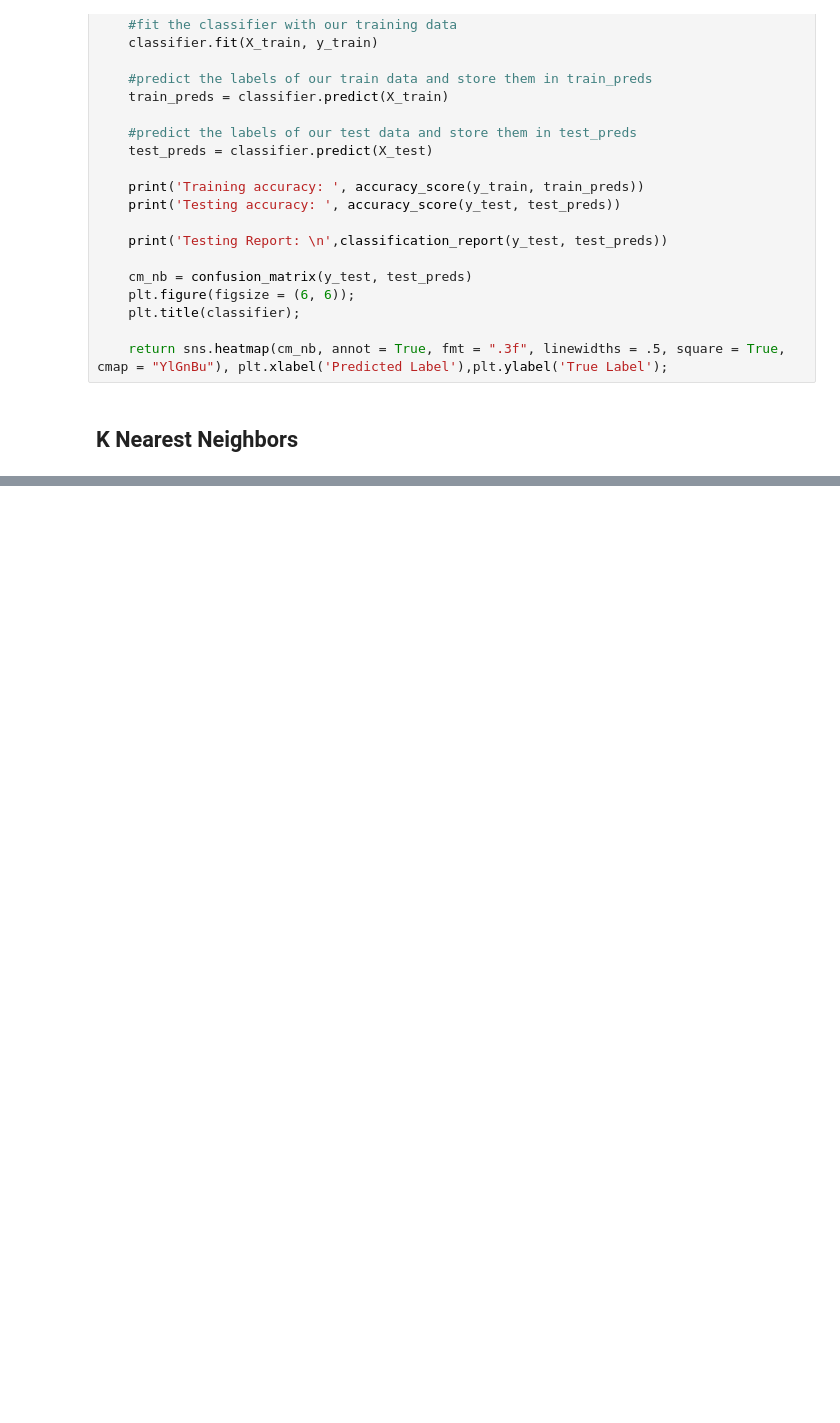
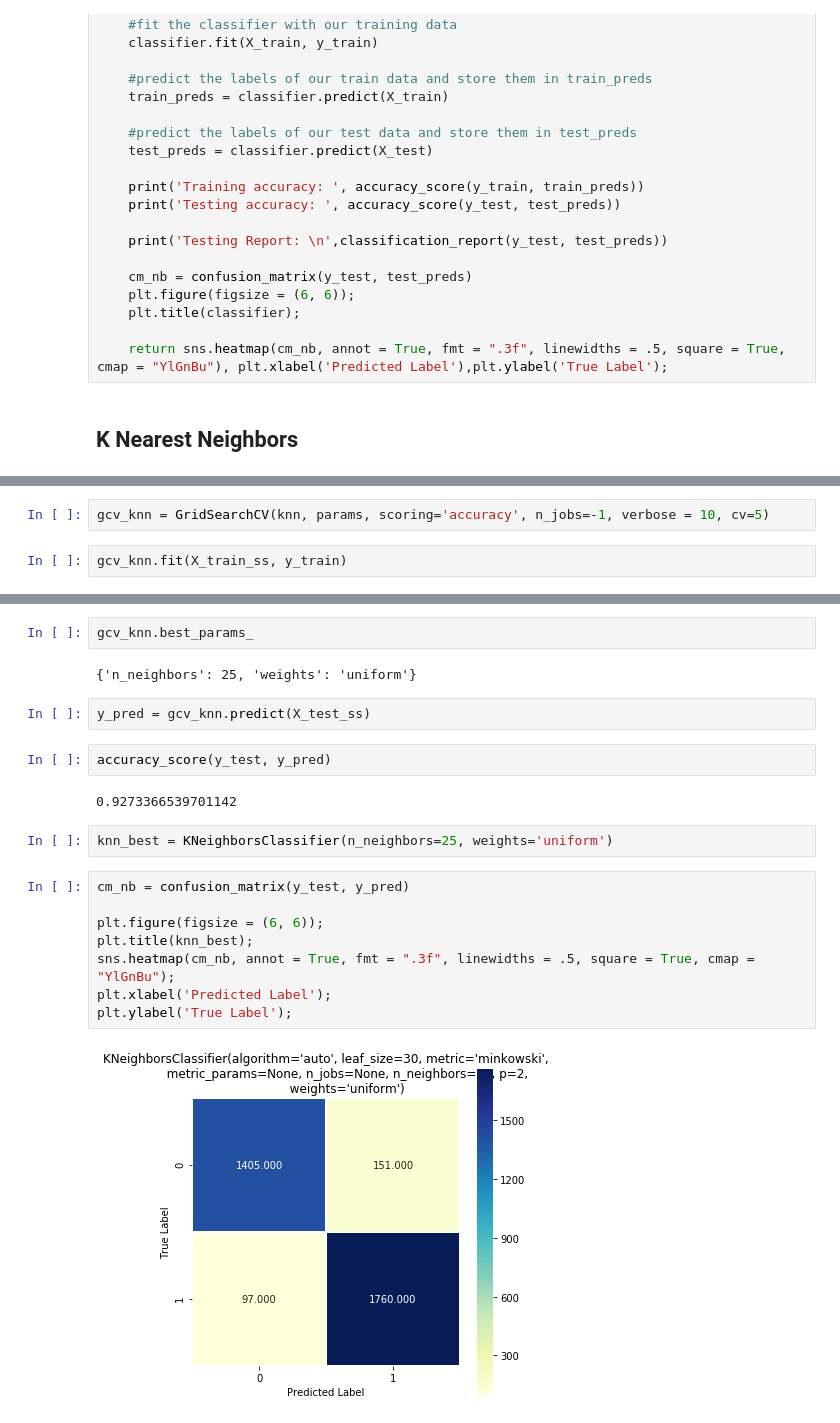
Before and after one commit to MsJacksonIYN/BotOrNot_Twitter, a Jupyter notebook: KNN.ipynb, the cells around one changed output, grey strips where cells are left out. Saved outputs shown, nothing was run; the diff lists cells and outputs as text; blank space fills up the shorter version.

```diff
--- a/KNN.ipynb
+++ b/KNN.ipynb
@@ -118,0 +105,4 @@ weighted avg       0.93      0.93      0.93      3413
+# %%
+gcv_knn = GridSearchCV(knn, params, scoring='accuracy', n_jobs=-1, verbose = 10, cv=5)
+# %%
+gcv_knn.fit(X_train_ss, y_train)
@@ -118,0 +125,22 @@ weighted avg       0.93      0.93      0.93      3413
+# %%
+gcv_knn.best_params_
+# %% [output]
+{'n_neighbors': 25, 'weights': 'uniform'}
+# %%
+y_pred = gcv_knn.predict(X_test_ss)
+# %%
+accuracy_score(y_test, y_pred)
+# %% [output]
+0.9273366539701142
+# %%
+knn_best = KNeighborsClassifier(n_neighbors=25, weights='uniform')
+# %%
+cm_nb = confusion_matrix(y_test, y_pred)
+
+plt.figure(figsize = (6, 6));
+plt.title(knn_best);
+sns.heatmap(cm_nb, annot = True, fmt = ".3f", linewidths = .5, square = True, cmap = "YlGnBu");
+plt.xlabel('Predicted Label');
+plt.ylabel('True Label');
+# %% [output]
+[figure, added]
```
Also changed, not shown: parts of 5 cells of this notebook.
